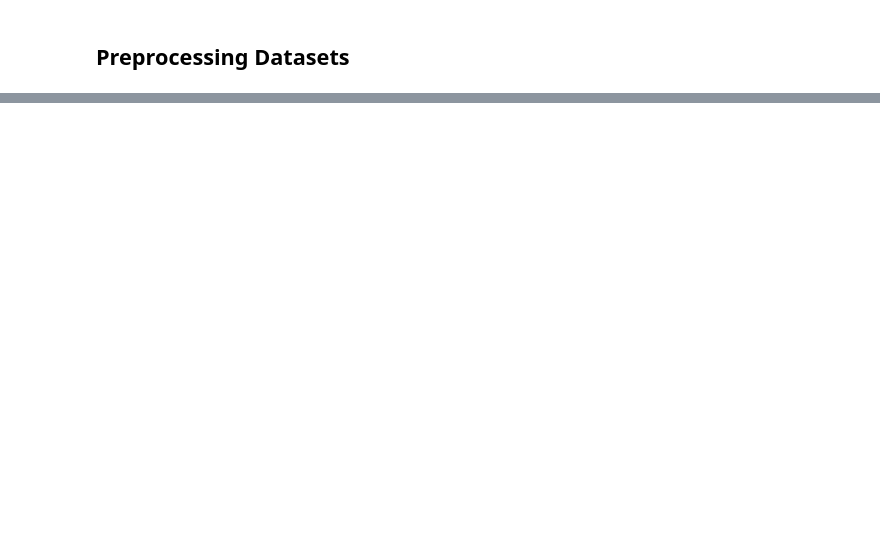
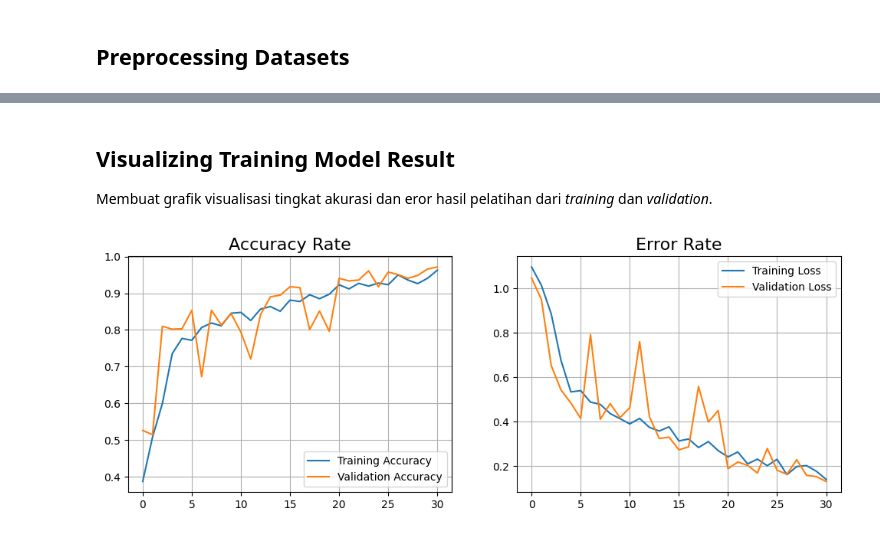
Before and after one commit to Vidi005/Submission-Machine-Learning-Pemula-Dicoding, a Jupyter notebook: Submission_Machine_Learning_Pemula_Dicoding.ipynb, the cells around one changed output, grey strips where cells are left out. Cells and saved outputs as stored; diff of their text form; code cells hidden in the pictures; blank space fills up the shorter version.

```diff
--- a/Submission_Machine_Learning_Pemula_Dicoding.ipynb
+++ b/Submission_Machine_Learning_Pemula_Dicoding.ipynb
@@ -320,0 +203,16 @@ time: 41.4 s
+# %%
+model = tf.keras.models.Sequential([
+    tf.keras.layers.Conv2D(32, (3,3), activation='relu', input_shape=(img_size, img_size, 3), padding='same'),
+    tf.keras.layers.MaxPooling2D(2, 2),
+    tf.keras.layers.Conv2D(64, (3,3), activation='relu'),
+    tf.keras.layers.MaxPooling2D(2, 2),
+    tf.keras.layers.Conv2D(128, (3,3), activation='relu'),
+    tf.keras.layers.MaxPooling2D(2, 2),
+    tf.keras.layers.Conv2D(64, (3,3), activation='relu'),
+    tf.keras.layers.MaxPooling2D(2, 2),
+    tf.keras.layers.Conv2D(32, 3, activation='relu'),
+    tf.keras.layers.Dropout(0.1),
+    tf.keras.layers.GlobalAveragePooling2D(),
+    tf.keras.layers.Dense(3, activation='softmax')
+])
+model.summary()
@@ -320,0 +240,4 @@ time: 41.4 s
+# %%
+model.compile(loss='categorical_crossentropy',
+              optimizer=tf.optimizers.RMSprop(),
+              metrics='accuracy')
@@ -320,0 +249,8 @@ time: 41.4 s
+# %%
+es = EarlyStopping(monitor='val_loss', patience=10, verbose=1, min_delta=0.09, mode='auto')
+history = model.fit(
+    train_generator,
+    epochs=75,
+    validation_data=validation_generator,
+    callbacks = [es]
+)
@@ -320,0 +275,20 @@ time: 41.4 s
+# %% [markdown]
+## Visualizing Training Model Result
+Membuat grafik visualisasi tingkat akurasi dan eror hasil pelatihan dari *training* dan *validation*.
+# %%
+fig, ax = plt.subplots(nrows=1, ncols=2, figsize=(12, 4))
+
+ax[0].plot(history.history['accuracy'], label='Training Accuracy')
+ax[0].plot(history.history['val_accuracy'], label='Validation Accuracy')
+ax[0].legend()
+ax[0].set_title('Accuracy Rate', fontsize=16)
+ax[0].grid(zorder=0)
+
+ax[1].plot(history.history['loss'], label='Training Loss')
+ax[1].plot(history.history['val_loss'], label='Validation Loss')
+ax[1].legend()
+ax[1].set_title('Error Rate', fontsize=16)
+ax[1].grid(zorder=0)
+plt.show()
+# %% [output]
+[figure, added]
```
Also changed, not shown: parts of 61 cells of this notebook.
